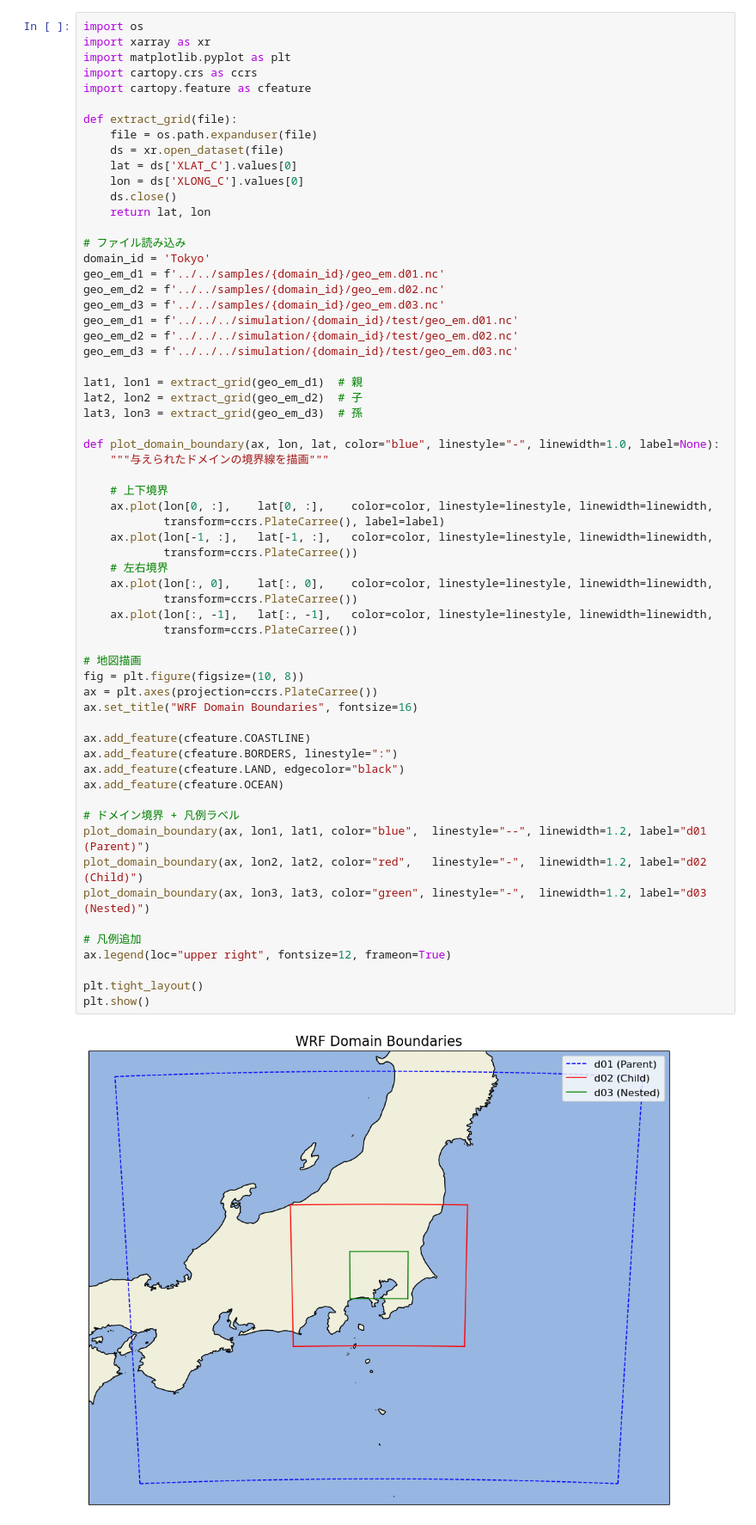
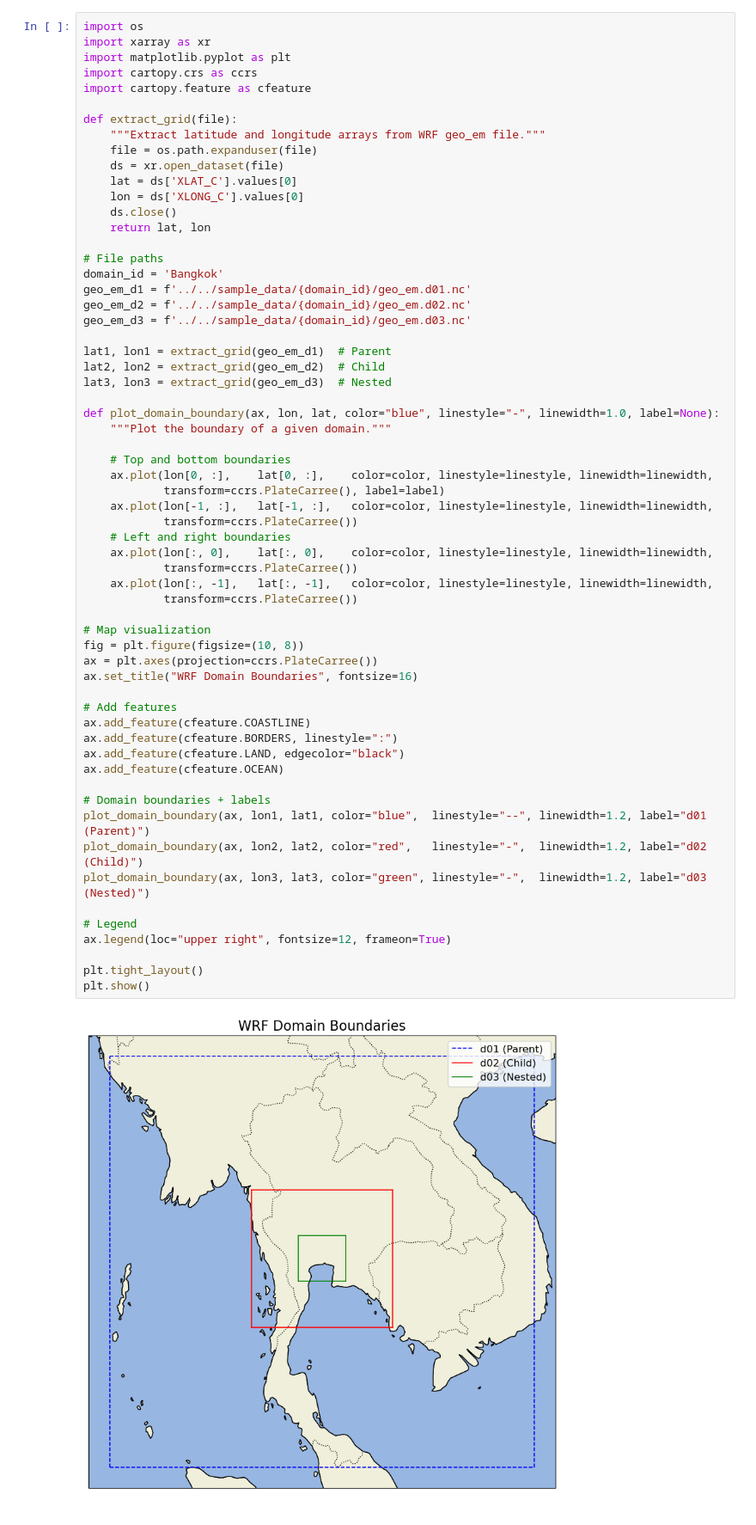
Before and after one commit to AtmosSciTools/WRF_tools, a Jupyter notebook: notebooks/visualization/10_domain_overview.ipynb, the cells around one changed output. Shown at 86% size. Cells and saved outputs as stored; diff of their text form.

```diff
--- a/notebooks/visualization/10_domain_overview.ipynb
+++ b/notebooks/visualization/10_domain_overview.ipynb
@@ -6,6 +6,7 @@ import cartopy.crs as ccrs
 import cartopy.feature as cfeature
 
 def extract_grid(file):
+    """Extract latitude and longitude arrays from WRF geo_em file."""
     file = os.path.expanduser(file)
     ds = xr.open_dataset(file)
     lat = ds['XLAT_C'].values[0]
@@ -13,55 +14,53 @@ def extract_grid(file):
     ds.close()
     return lat, lon
 
-# ファイル読み込み
-domain_id = 'Tokyo'
-geo_em_d1 = f'../../samples/{domain_id}/geo_em.d01.nc'
-geo_em_d2 = f'../../samples/{domain_id}/geo_em.d02.nc'
-geo_em_d3 = f'../../samples/{domain_id}/geo_em.d03.nc'
-geo_em_d1 = f'../../../simulation/{domain_id}/test/geo_em.d01.nc'
-geo_em_d2 = f'../../../simulation/{domain_id}/test/geo_em.d02.nc'
-geo_em_d3 = f'../../../simulation/{domain_id}/test/geo_em.d03.nc'
+# File paths
+domain_id = 'Bangkok'
+geo_em_d1 = f'../../sample_data/{domain_id}/geo_em.d01.nc'
+geo_em_d2 = f'../../sample_data/{domain_id}/geo_em.d02.nc'
+geo_em_d3 = f'../../sample_data/{domain_id}/geo_em.d03.nc'
 
-lat1, lon1 = extract_grid(geo_em_d1)  # 親
-lat2, lon2 = extract_grid(geo_em_d2)  # 子
-lat3, lon3 = extract_grid(geo_em_d3)  # 孫
+lat1, lon1 = extract_grid(geo_em_d1)  # Parent
+lat2, lon2 = extract_grid(geo_em_d2)  # Child
+lat3, lon3 = extract_grid(geo_em_d3)  # Nested
 
 def plot_domain_boundary(ax, lon, lat, color="blue", linestyle="-", linewidth=1.0, label=None):
-    """与えられたドメインの境界線を描画"""
+    """Plot the boundary of a given domain."""
 
-    # 上下境界
+    # Top and bottom boundaries
     ax.plot(lon[0, :],    lat[0, :],    color=color, linestyle=linestyle, linewidth=linewidth,
             transform=ccrs.PlateCarree(), label=label)
     ax.plot(lon[-1, :],   lat[-1, :],   color=color, linestyle=linestyle, linewidth=linewidth,
             transform=ccrs.PlateCarree())
-    # 左右境界
+    # Left and right boundaries
     ax.plot(lon[:, 0],    lat[:, 0],    color=color, linestyle=linestyle, linewidth=linewidth,
             transform=ccrs.PlateCarree())
     ax.plot(lon[:, -1],   lat[:, -1],   color=color, linestyle=linestyle, linewidth=linewidth,
             transform=ccrs.PlateCarree())
 
-# 地図描画
+# Map visualization
 fig = plt.figure(figsize=(10, 8))
 ax = plt.axes(projection=ccrs.PlateCarree())
 ax.set_title("WRF Domain Boundaries", fontsize=16)
 
+# Add features
 ax.add_feature(cfeature.COASTLINE)
 ax.add_feature(cfeature.BORDERS, linestyle=":")
 ax.add_feature(cfeature.LAND, edgecolor="black")
 ax.add_feature(cfeature.OCEAN)
 
-# ドメイン境界 + 凡例ラベル
+# Domain boundaries + labels
 plot_domain_boundary(ax, lon1, lat1, color="blue",  linestyle="--", linewidth=1.2, label="d01 (Parent)")
 plot_domain_boundary(ax, lon2, lat2, color="red",   linestyle="-",  linewidth=1.2, label="d02 (Child)")
 plot_domain_boundary(ax, lon3, lat3, color="green", linestyle="-",  linewidth=1.2, label="d03 (Nested)")
 
-# 凡例追加
+# Legend
 ax.legend(loc="upper right", fontsize=12, frameon=True)
 
 plt.tight_layout()
 plt.show()
 # %% [output]
-[figure, old version]
+[figure, new version]
 # %%
 import os
 import xarray as xr
```
Also changed, not shown: parts of 3 cells of this notebook.
